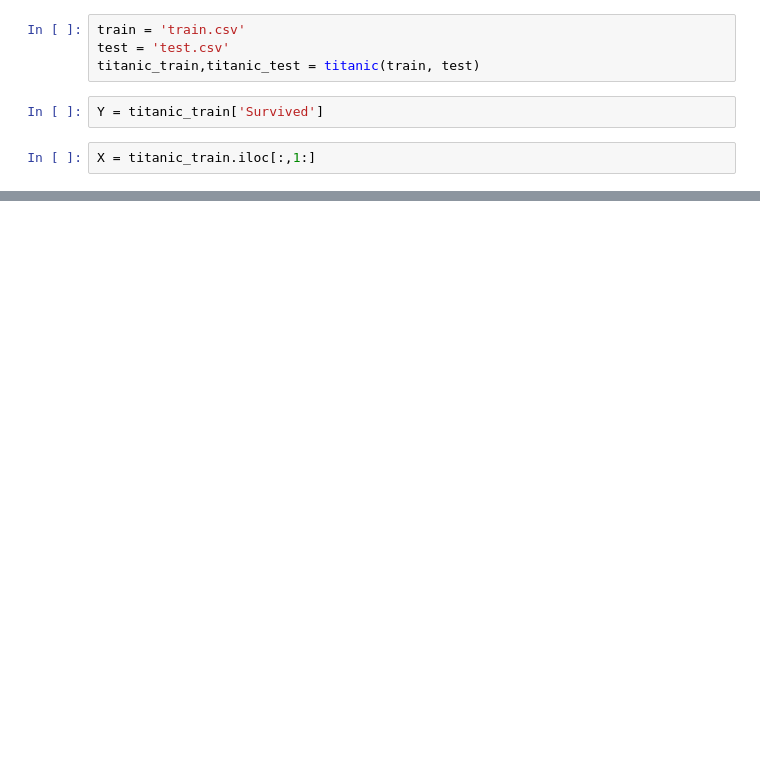
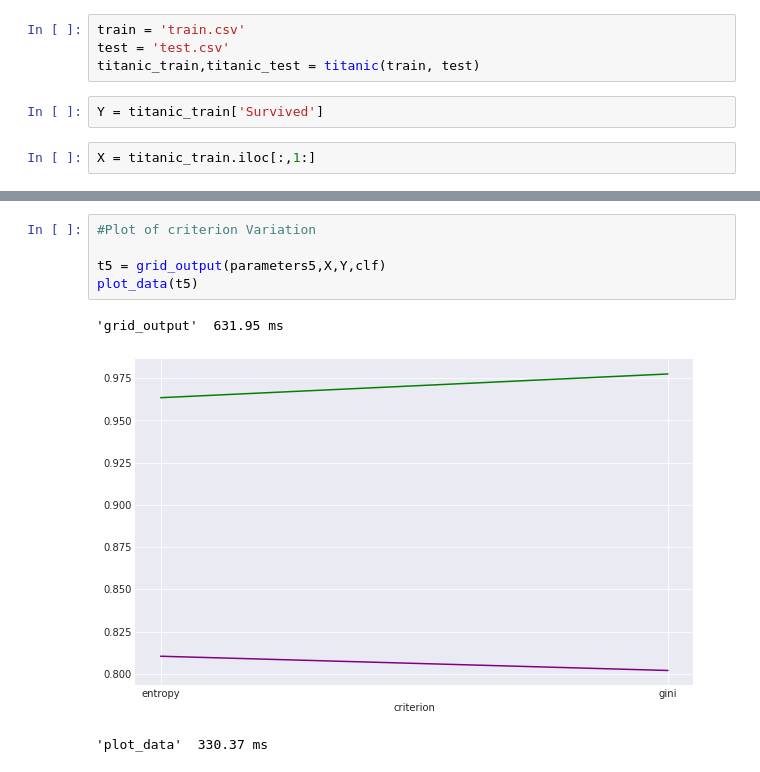
Before and after one commit to pramodbhalerao/ML_on_titanic_dataset, a Jupyter notebook: Titanic_Random_Forest_function.ipynb, the cells around one changed output, grey strips where cells are left out. Drawn from its saved outputs; the diff is of its cells as text; blank space fills up the shorter version.

```diff
--- a/Titanic_Random_Forest_function.ipynb
+++ b/Titanic_Random_Forest_function.ipynb
@@ -165,0 +218,9 @@ plot_data(parameters3['min_samples_split'],t3['mean_test_score'],t3['mean_train_
+# %%
+#Plot of criterion Variation
+
+t5 = grid_output(parameters5,X,Y,clf)
+plot_data(t5)
+# %% [output]
+'grid_output'  631.95 ms
+[figure, added]
+'plot_data'  330.37 ms
```
Also changed, not shown: parts of 14 cells of this notebook, 2 other files.
